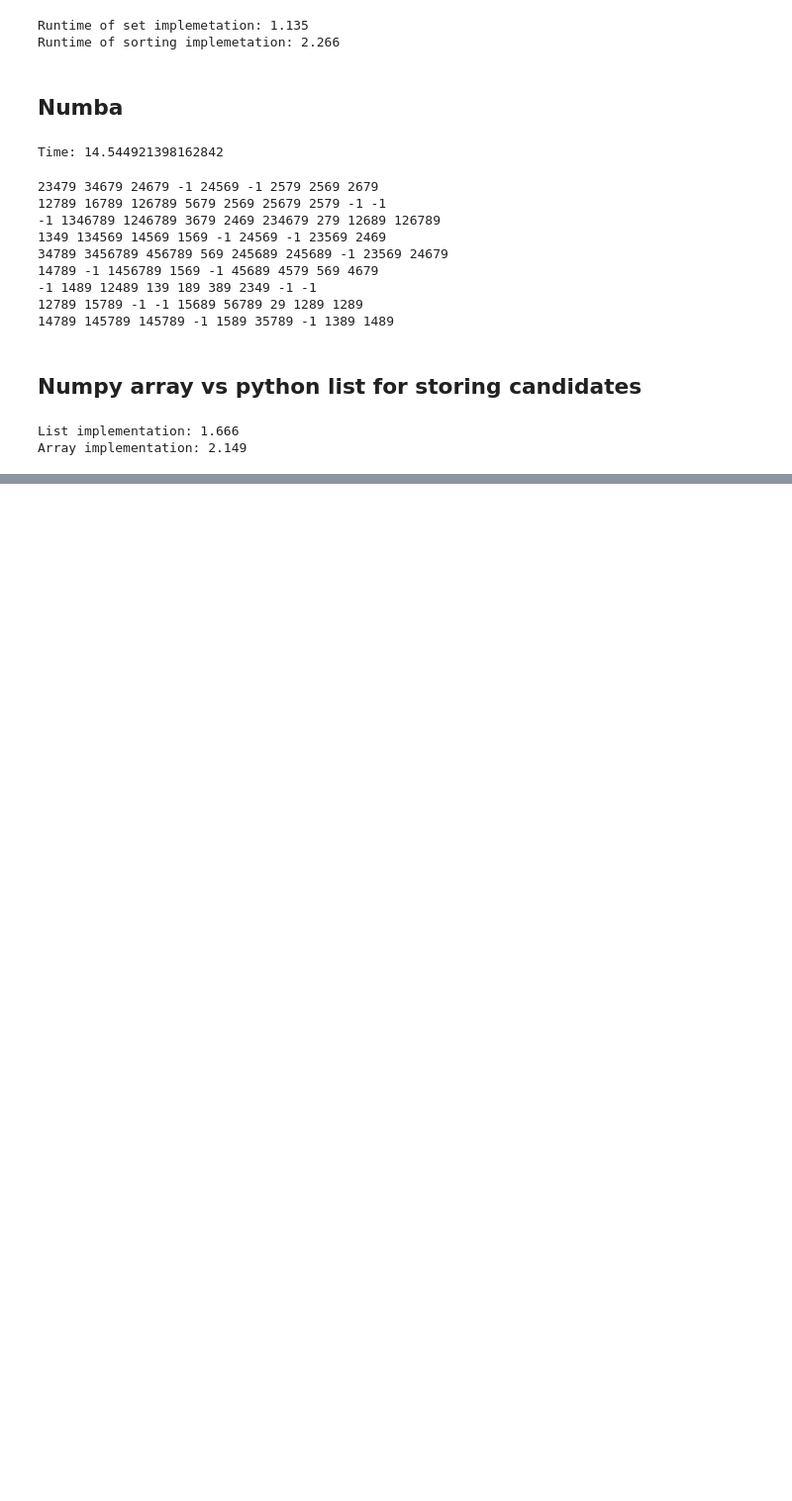
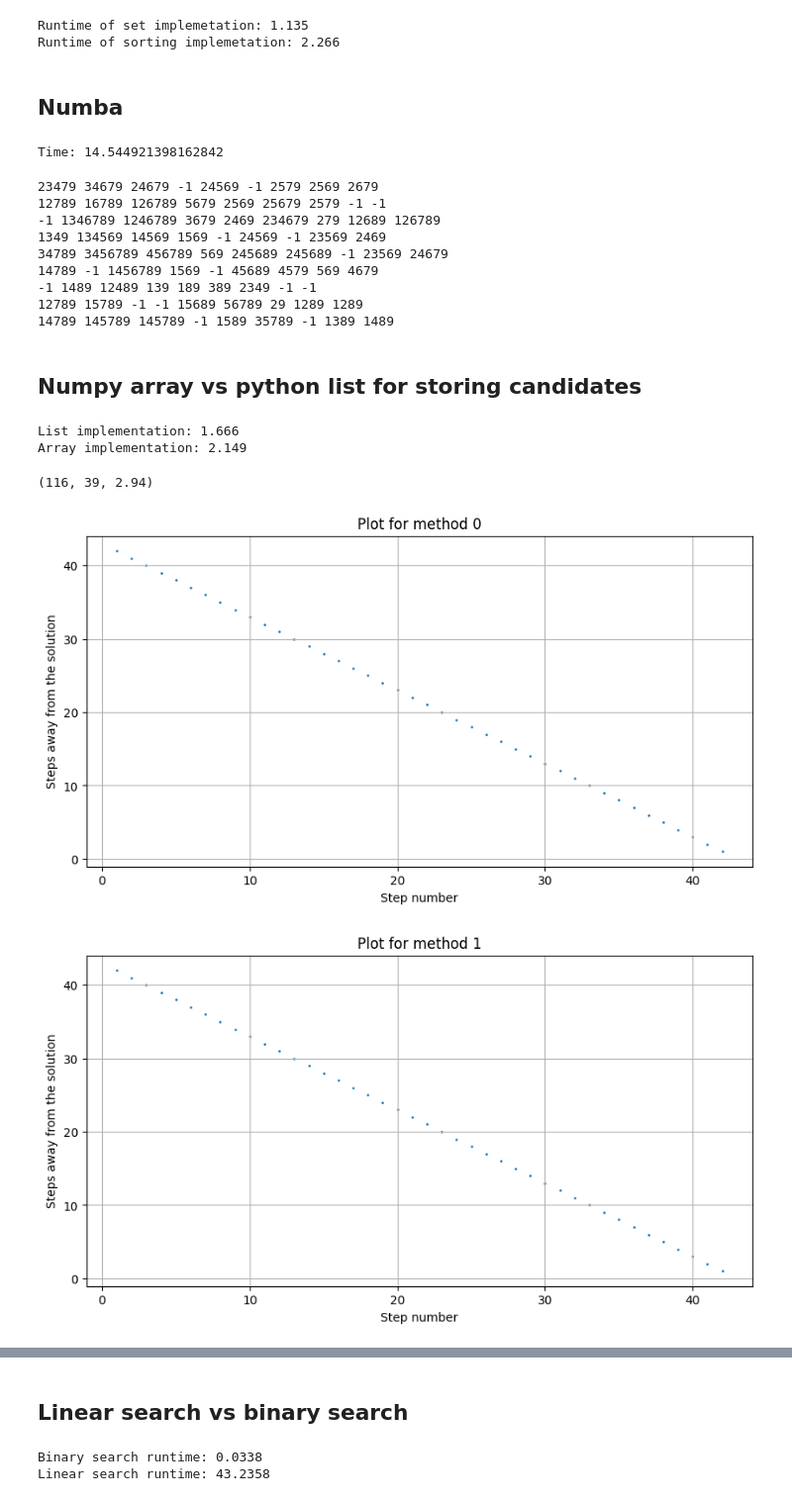
Before and after one commit to Adik8688/sudoku_major_project, a Jupyter notebook: alternative_implementations.ipynb, the cells around one changed output, grey strips where cells are left out. Shown: that part at 99% size. Cells and saved outputs as stored; diff of their text form; code cells hidden in the pictures; blank space fills up the shorter version.

```diff
--- a/alternative_implementations.ipynb
+++ b/alternative_implementations.ipynb
@@ -191,3 +191,38 @@ for i in implementations:
 # %% [output]
 List implementation: 1.666
 Array implementation: 2.149
+# %%
+from src.Sudoku import Sudoku
+from src.SudokuAnalyzer import SudokuAnalyzer
+
+grid = "370009405094070300086500000718000050900600037003010009069180003031950084857030090"
+
+sudoku = Sudoku(grid)
+analyzer = SudokuAnalyzer(sudoku)
+analyzer.get_sudoku_description()
+# %% [output]
+(116, 39, 2.94)
+# %%
+import matplotlib.pyplot as plt
+
+def plot_data_points(i):
+    with open(f'm{i}.txt', 'r') as file:
+        lines = file.readlines()
+
+    Y = [(81 - 39) - int(line.split()[3]) for line in lines]
+    X = list(range(1, len(Y) + 1))
+
+    plt.figure(figsize=(10, 5))
+    plt.scatter(X, Y, s=1)
+    plt.title(f'Plot for method {i}')
+    plt.xlabel('Step number')
+    plt.ylabel('Steps away from the solution')
+    plt.grid(True)
+    plt.show()
+
+
+for i in range(4):
+    plot_data_points(i)
+# %% [output]
+[figure, added]
+[figure, added]
@@ -193,0 +231,28 @@ Array implementation: 2.149
+# %% [markdown]
+## Linear search vs binary search
+# %%
+import numpy as np
+import time
+from src.SudokuDB import SudokuDB
+
+n = 30
+
+
+db = SudokuDB()
+test_data = np.random.uniform(low=1, high=10, size=n)
+implementations = [("Binary search", db.get_sudoku_by_diff_2), ("Linear search", db.get_sudoku_by_diff)]
+answers = []
+for i in implementations:
+    results = []
+    start = time.time()
+
+    for d in test_data:
+        results.append(i[1](d))
+
+    end = time.time()
+
+    answers.append(results)
+    print(f"{i[0]} runtime: {end - start:.4f}")
+# %% [output]
+Binary search runtime: 0.0338
+Linear search runtime: 43.2358
```
Also changed, not shown: parts of 1 cell of this notebook, 14 other files.
